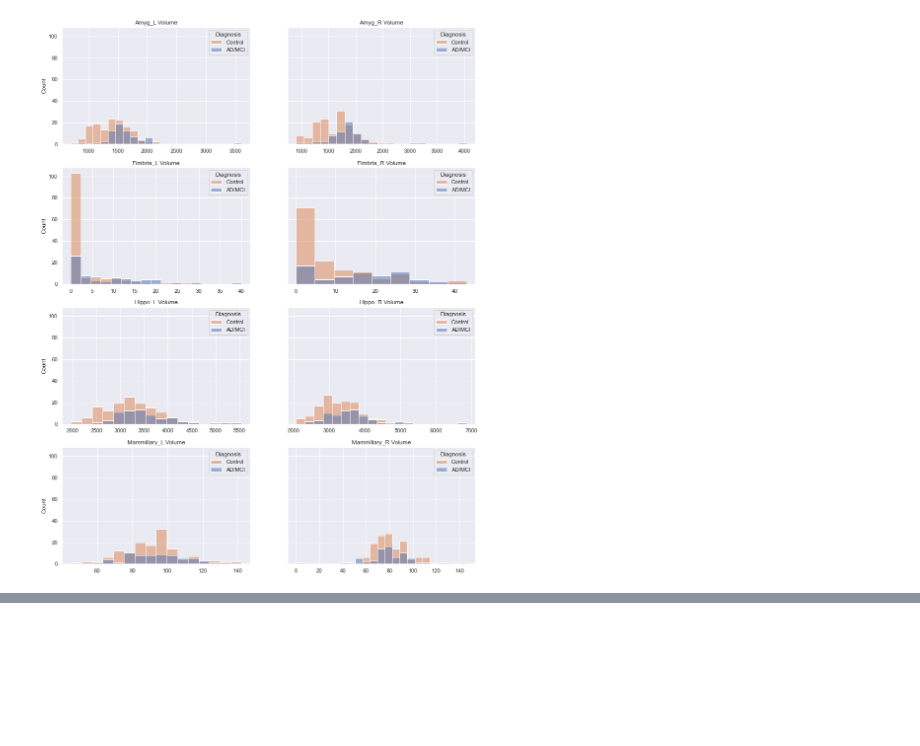
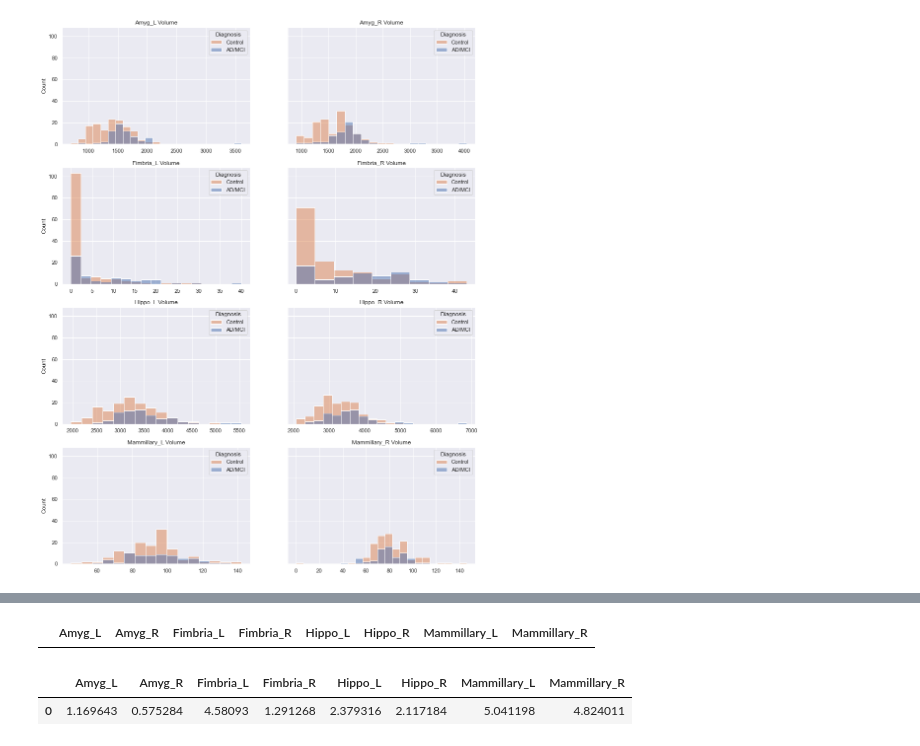
Before and after one commit to LizaNaydanova/ICM_ImagingFinalProject_Group6, a Jupyter notebook: statistical_computations.ipynb, the cells around one changed output, grey strips where cells are left out. Drawn from its saved outputs; the diff is of its cells as text; code cells hidden in the pictures; blank space fills up the shorter version.

Commit message:
added zscores

```diff
--- a/statistical_computations.ipynb
+++ b/statistical_computations.ipynb
@@ -191,0 +213,9 @@ for i in range(4):
+# %%
+structure_list = ["Amyg_L", "Amyg_R",
+                  "Fimbria_L", "Fimbria_R",
+                  "Hippo_L", "Hippo_R",
+                  "Mammillary_L", "Mammillary_R"]
+
+# make new cleaned dataframe with only relevant columns
+MNI_dataset_cleaned = MNI_dataset[structure_list].iloc[0,:]
+MNI_dataset_cleaned
@@ -191,0 +232,22 @@ for i in range(4):
+# %%
+MNI_zscores = pd.DataFrame(columns = MNI_dataset[structure_list].columns)
+MNI_zscores.head()
+# %% [output]
+|  | Amyg_L | Amyg_R | Fimbria_L | Fimbria_R | Hippo_L | Hippo_R | Mammillary_L | Mammillary_R |
+# %%
+# Loop through to add zscores
+zscores = []
+for i in range(8):
+    mean = ADNI_describe.iloc[0, i]
+    std = ADNI_describe.iloc[1, i]
+
+    x = MNI_dataset_cleaned[i]
+    zscore = (x - mean)/std
+
+    zscores.append(zscore)
+
+MNI_zscores.loc[len(MNI_zscores)] = zscores
+MNI_zscores
+# %% [output]
+|  | Amyg_L | Amyg_R | Fimbria_L | Fimbria_R | Hippo_L | Hippo_R | Mammillary_L | Mammillary_R |
+| 0 | 1.169643 | 0.575284 | 4.58093 | 1.291268 | 2.379316 | 2.117184 | 5.041198 | 4.824011 |
```
Also changed, not shown: parts of 4 cells of this notebook, 4 other files.
